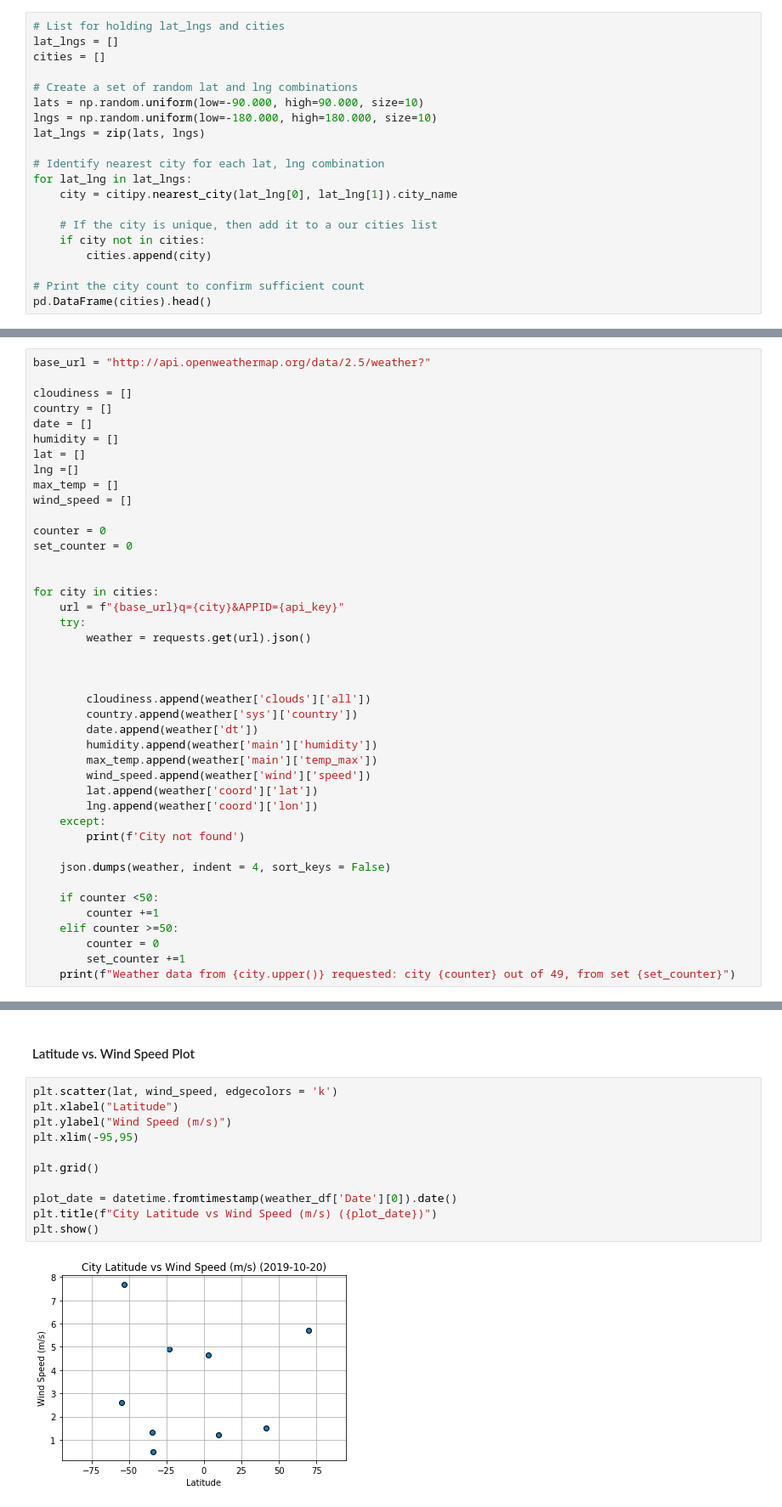
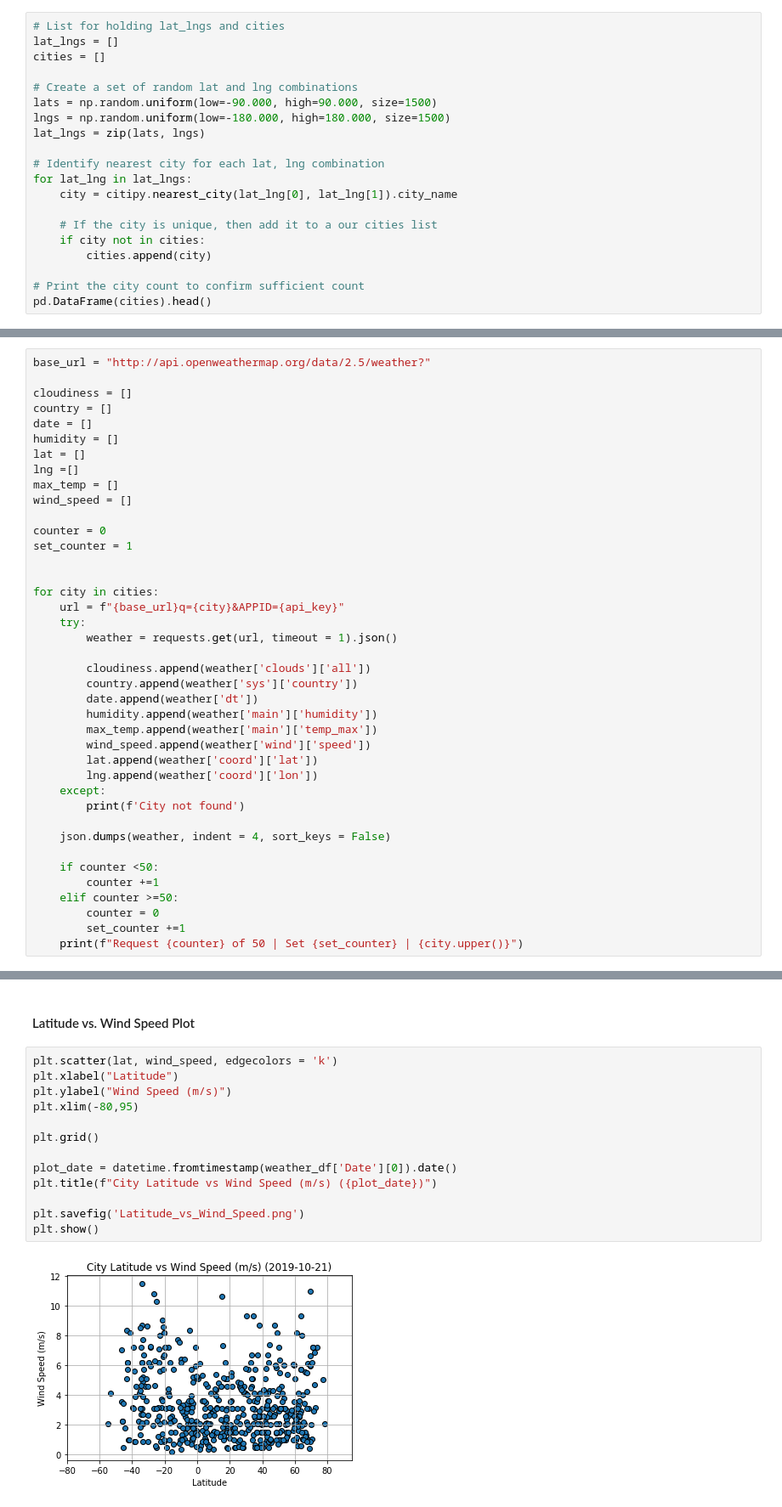
Before and after one commit to vitoperez117/Weather-Data-API-Requests-Pandas-Matplotlib, a Jupyter notebook: WeatherPy.ipynb, the cells around one changed output, grey strips where cells are left out. Shown at 85% size. Drawn from its saved outputs; the diff is of its cells as text.

Commit message:
add plots, update notebook and py files

```diff
--- a/WeatherPy.ipynb
+++ b/WeatherPy.ipynb
@@ -36,8 +36,8 @@ lat_lngs = []
 cities = []
 
 # Create a set of random lat and lng combinations
-lats = np.random.uniform(low=-90.000, high=90.000, size=10)
-lngs = np.random.uniform(low=-180.000, high=180.000, size=10)
+lats = np.random.uniform(low=-90.000, high=90.000, size=1500)
+lngs = np.random.uniform(low=-180.000, high=180.000, size=1500)
 lat_lngs = zip(lats, lngs)
 
 # Identify nearest city for each lat, lng combination
@@ -74,15 +74,13 @@ max_temp = []
 wind_speed = []
 
 counter = 0
-set_counter = 0
+set_counter = 1
 
 
 for city in cities:
     url = f"{base_url}q={city}&APPID={api_key}"
     try:
-        weather = requests.get(url).json()
-
-
+        weather = requests.get(url, timeout = 1).json()
 
         cloudiness.append(weather['clouds']['all'])
         country.append(weather['sys']['country'])
@@ -102,5 +100,5 @@ for city in cities:
     elif counter >=50:
         counter = 0
         set_counter +=1
-    print(f"Weather data from {city.upper()} requested: city {counter} out of 49, from set {set_counter}")
+    print(f"Request {counter} of 50 | Set {set_counter} | {city.upper()}")
 # %% [output]
@@ -201,13 +212,15 @@ plt.show()
 # %%
 plt.scatter(lat, wind_speed, edgecolors = 'k')
 plt.xlabel("Latitude")
 plt.ylabel("Wind Speed (m/s)")
-plt.xlim(-95,95)
+plt.xlim(-80,95)
 
 plt.grid()
 
 plot_date = datetime.fromtimestamp(weather_df['Date'][0]).date()
 plt.title(f"City Latitude vs Wind Speed (m/s) ({plot_date})")
+
+plt.savefig('Latitude_vs_Wind_Speed.png')
 plt.show()
 # %% [output]
-[figure, old version]
+[figure, new version]
```
Also changed, not shown: parts of 7 cells of this notebook, 5 other files.
